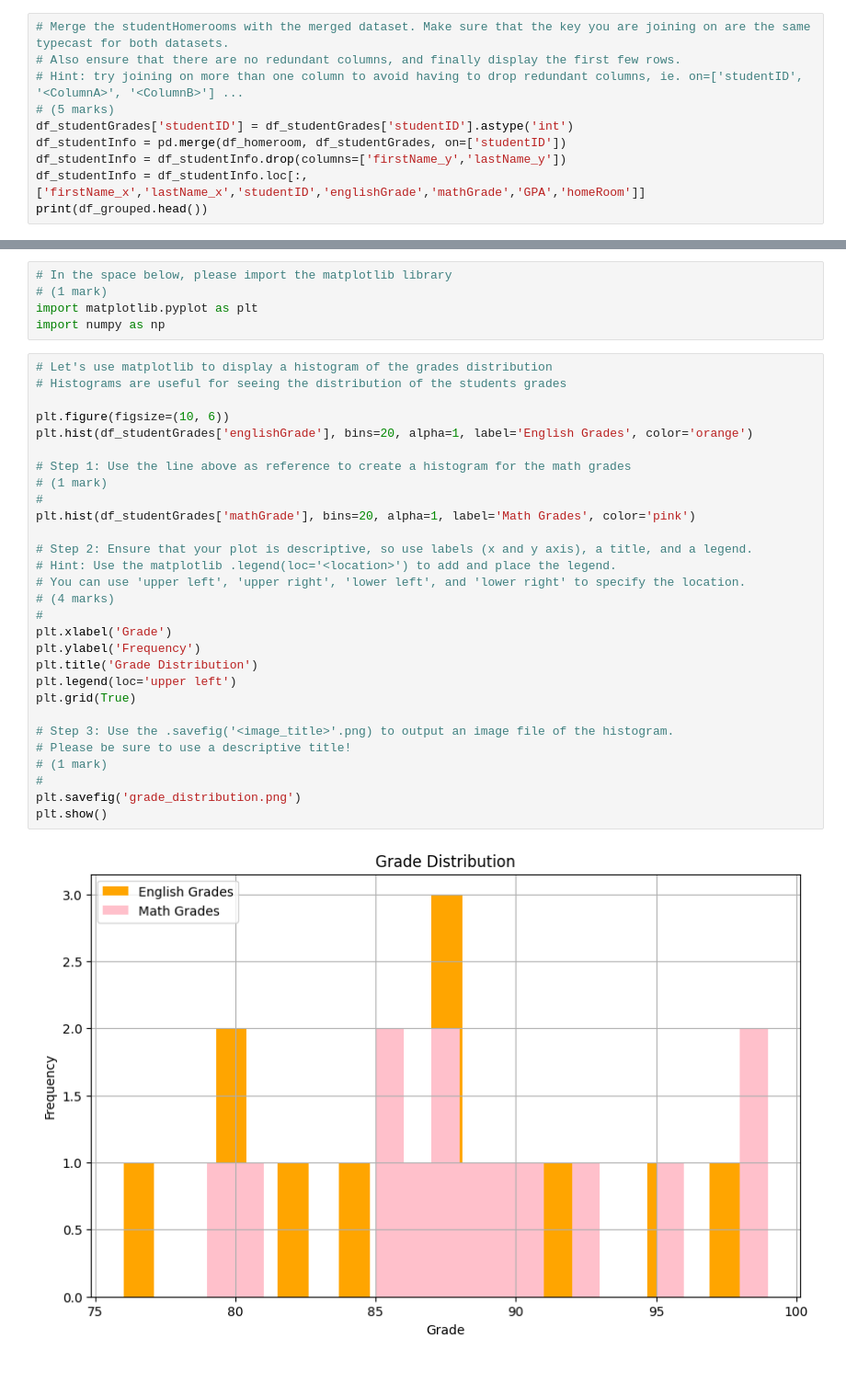
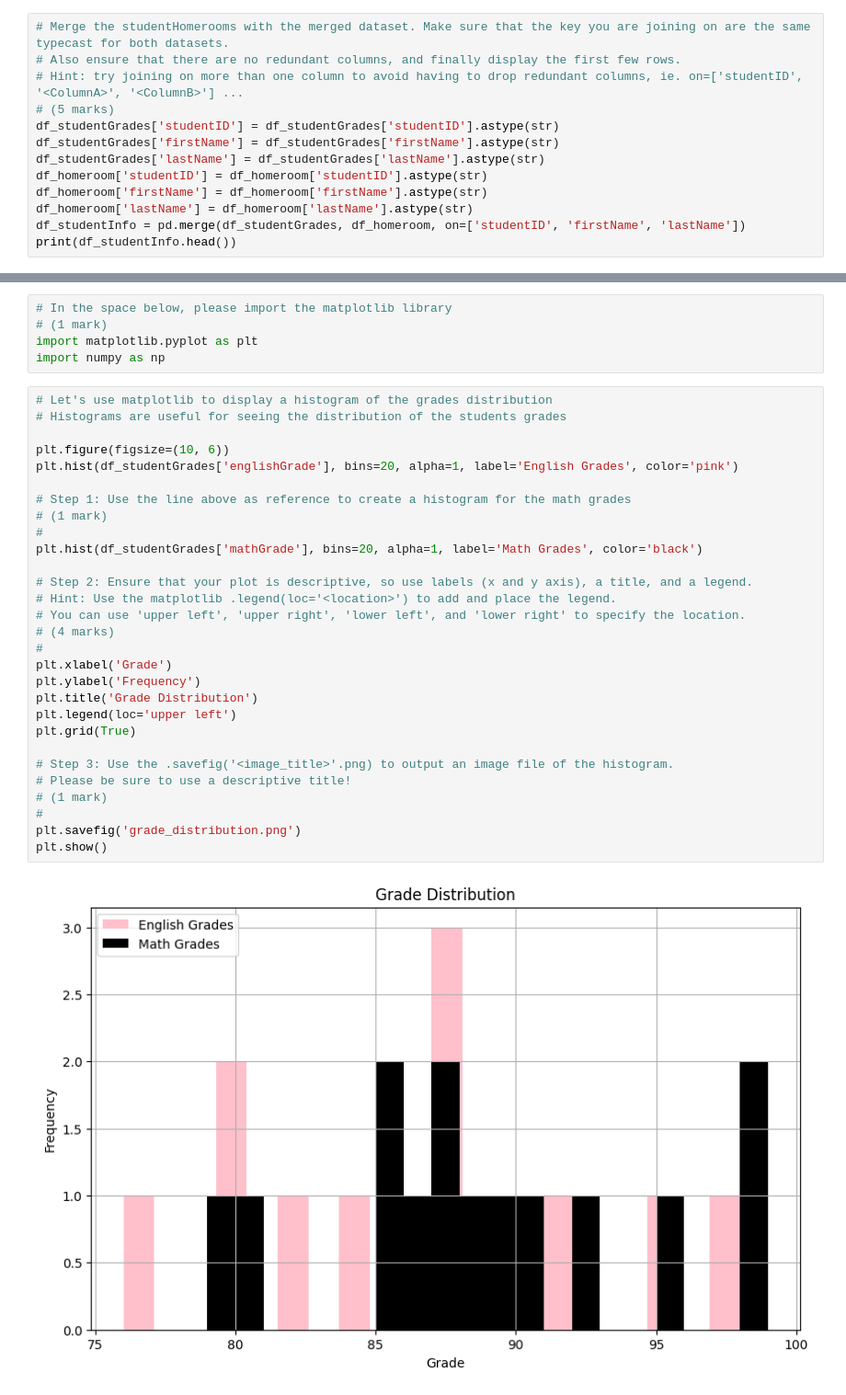
Before and after one commit to danielpolania1/engg680_2024_fall, a Jupyter notebook: Lab_Assigment1/StudentGradeManagementSystem.ipynb, the cells around one changed output, grey strips where cells are left out. Shown at 92% size. Drawn from its saved outputs; the diff is of its cells as text.

```diff
--- a/Lab_Assigment1/StudentGradeManagementSystem.ipynb
+++ b/Lab_Assigment1/StudentGradeManagementSystem.ipynb
@@ -319,9 +322,12 @@ print(df_homeroom)
 # Also ensure that there are no redundant columns, and finally display the first few rows.
 # Hint: try joining on more than one column to avoid having to drop redundant columns, ie. on=['studentID', '<ColumnA>', '<ColumnB>'] ...
 # (5 marks)
-df_studentGrades['studentID'] = df_studentGrades['studentID'].astype('int')
-df_studentInfo = pd.merge(df_homeroom, df_studentGrades, on=['studentID'])
-df_studentInfo = df_studentInfo.drop(columns=['firstName_y','lastName_y'])
-df_studentInfo = df_studentInfo.loc[:,['firstName_x','lastName_x','studentID','englishGrade','mathGrade','GPA','homeRoom']]
-print(df_grouped.head())
+df_studentGrades['studentID'] = df_studentGrades['studentID'].astype(str)
+df_studentGrades['firstName'] = df_studentGrades['firstName'].astype(str)
+df_studentGrades['lastName'] = df_studentGrades['lastName'].astype(str)
+df_homeroom['studentID'] = df_homeroom['studentID'].astype(str)
+df_homeroom['firstName'] = df_homeroom['firstName'].astype(str)
+df_homeroom['lastName'] = df_homeroom['lastName'].astype(str)
+df_studentInfo = pd.merge(df_studentGrades, df_homeroom, on=['studentID', 'firstName', 'lastName'])
+print(df_studentInfo.head())
 # %% [output]
@@ -418,34 +430,34 @@ import numpy as np
 # %%
 # Let's use matplotlib to display a histogram of the grades distribution
 # Histograms are useful for seeing the distribution of the students grades
 
 plt.figure(figsize=(10, 6))
-plt.hist(df_studentGrades['englishGrade'], bins=20, alpha=1, label='English Grades', color='orange')
+plt.hist(df_studentGrades['englishGrade'], bins=20, alpha=1, label='English Grades', color='pink')
 
 # Step 1: Use the line above as reference to create a histogram for the math grades
 # (1 mark)
 #
-plt.hist(df_studentGrades['mathGrade'], bins=20, alpha=1, label='Math Grades', color='pink')
+plt.hist(df_studentGrades['mathGrade'], bins=20, alpha=1, label='Math Grades', color='black')
 
 # Step 2: Ensure that your plot is descriptive, so use labels (x and y axis), a title, and a legend.
 # Hint: Use the matplotlib .legend(loc='<location>') to add and place the legend.
 # You can use 'upper left', 'upper right', 'lower left', and 'lower right' to specify the location.
 # (4 marks)
 #
 plt.xlabel('Grade')
 plt.ylabel('Frequency')
 plt.title('Grade Distribution')
 plt.legend(loc='upper left')
 plt.grid(True)
 
 # Step 3: Use the .savefig('<image_title>'.png) to output an image file of the histogram.
 # Please be sure to use a descriptive title!
 # (1 mark)
 #
 plt.savefig('grade_distribution.png')
 plt.show()
 # %% [output]
-[figure, old version]
+[figure, new version]
 # %%
 # Let's also use matplotlib to display a scatter plot of English vs. Math grades
 # Scatter plots are useful for seeing the relationship between two variables
```
Also changed, not shown: parts of 9 cells of this notebook, 2 other files.
